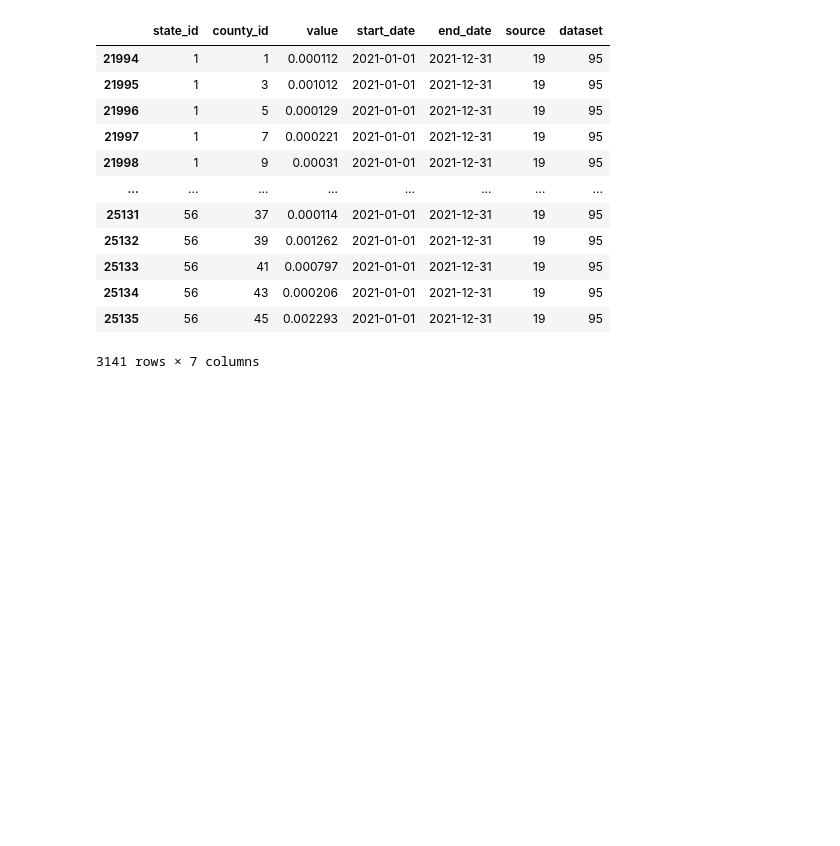
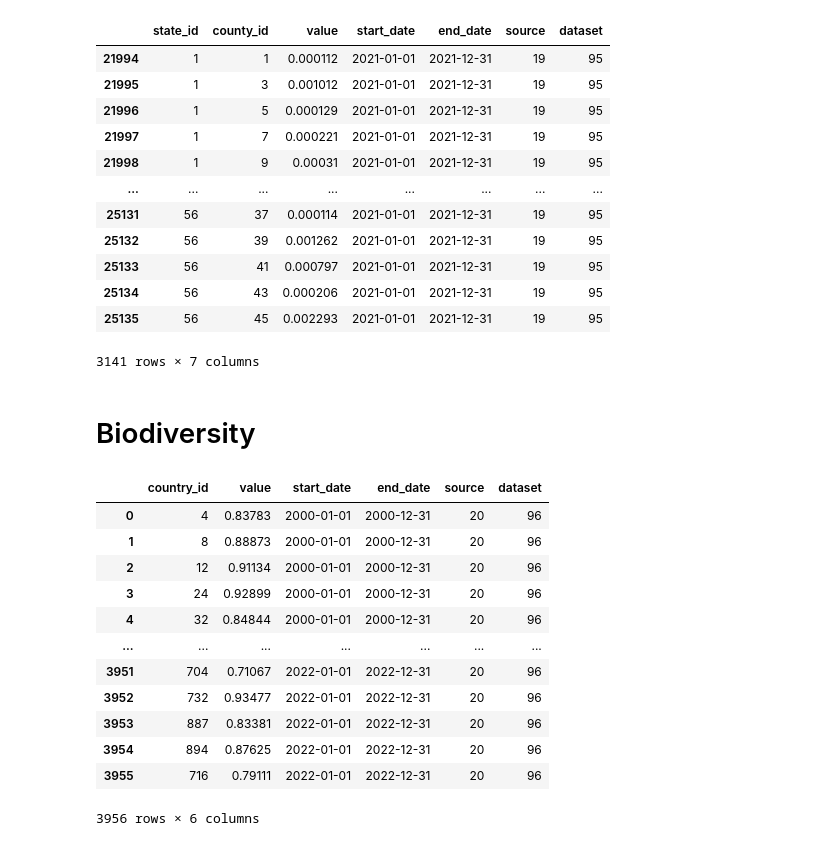
Before and after one commit to cypressf/climate-map-tests, a Jupyter notebook: reformat-for-database/reformat-data.ipynb, the cells around one changed output. Cells and saved outputs as stored; diff of their text form; code cells hidden in the pictures; blank space fills up the shorter version.

Commit message:
Reformat the red list index for the database

```diff
--- a/reformat-for-database/reformat-data.ipynb
+++ b/reformat-for-database/reformat-data.ipynb
@@ -7,17 +7,24 @@ import csv
 
 def load_data(filename):
     data = pandas.read_csv(filename)
-    data = data.rename(columns={"STATEFP": "state_id", "COUNTYFP": "county_id"})
-    data = data.melt(id_vars=["state_id", "county_id"])
+    if "STATEFP" in data.columns and "COUNTYFP" in data.columns:
+        data = data.rename(columns={"STATEFP": "state_id", "COUNTYFP": "county_id"})
+        data = data.melt(id_vars=["state_id", "county_id"])
+    else:
+        data = data.rename(columns={"id": "country_id"})
     data = data[data["value"].notnull()]
     return data
 
 
 def save_data(data, filename):
+    ids = []
+    if "state_id" in data.columns and "county_id" in data.columns:
+        ids = ["state_id", "county_id"]
+    else:
+        ids = ["country_id"]
     data = data[
-        [
-            "state_id",
-            "county_id",
+        ids
+        + [
             "value",
             "start_date",
             "end_date",
@@ -316,3 +323,27 @@ data
 | 25134 | 56 | 43 | 0.000206 | 2021-01-01 | 2021-12-31 | 19 | 95 |
 | 25135 | 56 | 45 | 0.002293 | 2021-01-01 | 2021-12-31 | 19 | 95 |
 3141 rows × 7 columns
+# %% [markdown]
+# Biodiversity
+# %%
+data = load_data("../biodiversity/csv/RLI.csv")
+data["source"] = 20 # red list index
+data["dataset"] = 96 # red_list_index
+data["start_date"] = data["year"].apply(lambda x: f"{x}-01-01")
+data["end_date"] = data["year"].apply(lambda x: f"{x}-12-31")
+data = save_data(data, "output/red_list_index_reformatted.csv")
+data
+# %% [output]
+|  | country_id | value | start_date | end_date | source | dataset |
+| 0 | 4 | 0.83783 | 2000-01-01 | 2000-12-31 | 20 | 96 |
+| 1 | 8 | 0.88873 | 2000-01-01 | 2000-12-31 | 20 | 96 |
+| 2 | 12 | 0.91134 | 2000-01-01 | 2000-12-31 | 20 | 96 |
+| 3 | 24 | 0.92899 | 2000-01-01 | 2000-12-31 | 20 | 96 |
+| 4 | 32 | 0.84844 | 2000-01-01 | 2000-12-31 | 20 | 96 |
+| ... | ... | ... | ... | ... | ... | ... |
+| 3951 | 704 | 0.71067 | 2022-01-01 | 2022-12-31 | 20 | 96 |
+| 3952 | 732 | 0.93477 | 2022-01-01 | 2022-12-31 | 20 | 96 |
+| 3953 | 887 | 0.83381 | 2022-01-01 | 2022-12-31 | 20 | 96 |
+| 3954 | 894 | 0.87625 | 2022-01-01 | 2022-12-31 | 20 | 96 |
+| 3955 | 716 | 0.79111 | 2022-01-01 | 2022-12-31 | 20 | 96 |
+3956 rows × 6 columns
```
Also changed, not shown: 1 other file.
